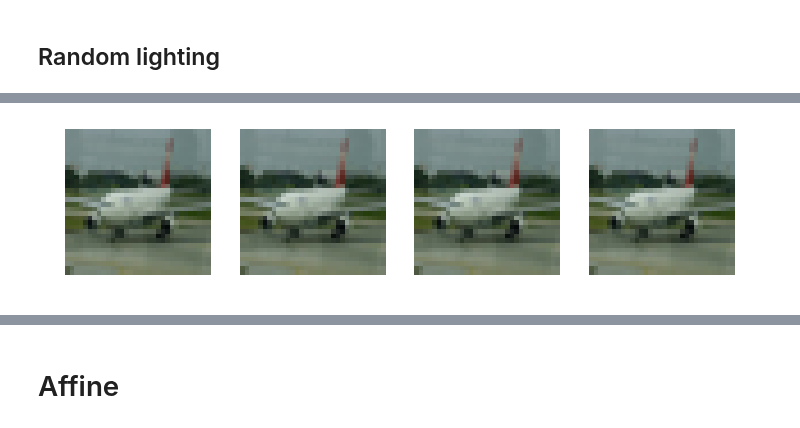
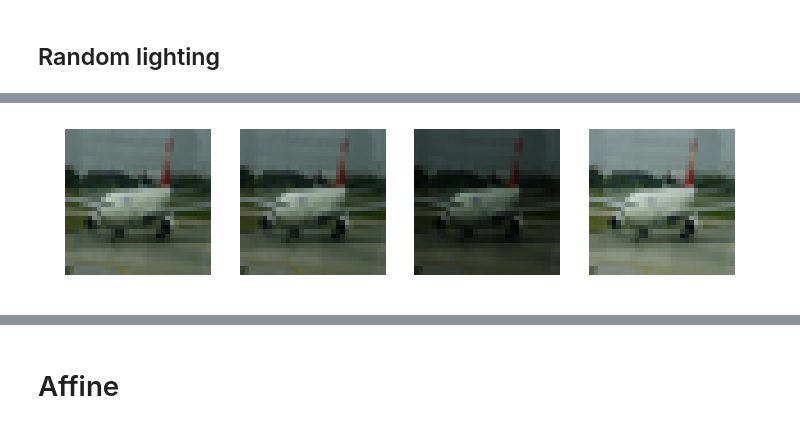
Before and after one commit to fastai/fastai_old, a Jupyter notebook: dev_nb/002_images.ipynb, the cells around one changed output, grey strips where cells are left out. Saved outputs shown, nothing was run; the diff lists cells and outputs as text; code cells hidden in the pictures.

```diff
--- a/dev_nb/002_images.ipynb
+++ b/dev_nb/002_images.ipynb
@@ -275,0 +286,6 @@ def make_tfm_funcs(func):
+# %%
+tfm = contrast_tfm(scale=(0.3,3))
+
+# different
+_,axes = plt.subplots(1,4, figsize=(12,3))
+for ax in axes: show_image(apply_pixel_tfm(tfm())(x()), ax)
@@ -279,7 +303,5 @@ make_tfm_funcs(contrast)
 # %%
-tfm = apply_pixel_tfm(contrast_rand(scale=(0.5,2.0)))
-
-# all the same
+tfm = brightness_tfm(change=(0.25,0.75))
 _,axes = plt.subplots(1,4, figsize=(12,3))
-for ax in axes: show_image(tfm(x()), ax)
+for ax in axes: show_image(apply_pixel_tfm(tfm())(x()), ax)
 # %% [output]
@@ -287,9 +309,12 @@ for ax in axes: show_image(tfm(x()), ax)
+# %%
+def resolve_tfms(tfms): return [f() for f in listify(tfms)]
+def compose_tfms(tfms): return compose(resolve_tfms(tfms))
+def apply_pixel_tfms(tfms): return apply_pixel_tfm(compose_tfms(tfms))
 # %%
-tfms = [contrast_tfm(scale=(0.5,2.0)),
-        brightness_tfm(change=(0.25,0.75))]
-tfm = apply_pixel_tfm(compose(tfms))
+tfms = [contrast_tfm(scale=(0.3,3.0)),
+        brightness_tfm(change=(0.35,0.65))]
 
-# all different
 _,axes = plt.subplots(1,4, figsize=(12,3))
-for ax in axes: show_image(tfm(x()), ax)
+for ax in axes:
+    show_image(apply_pixel_tfms(tfms)(x()), ax)
 # %% [output]
@@ -309,9 +340,8 @@ def brightness(x, change: random.uniform) -> TfmType.Pixel:
 def contrast(x, scale: log_uniform) -> TfmType.Pixel:
     return x.mul_(scale)
 # %%
+tfm = brightness_tfm(change=(0.25,0.75))
 _,axes = plt.subplots(1,4, figsize=(12,3))
-
-tfm = apply_pixel_tfm(brightness_rand(change=(0.2,0.8)))
-for ax in axes: show_image(tfm(x()), ax)
+for ax in axes: show_image(apply_pixel_tfm(tfm())(x()), ax)
 # %% [output]
-[figure, old version]
+[figure, new version]
```
Also changed, not shown: parts of 41 cells of this notebook, 2 other files.
